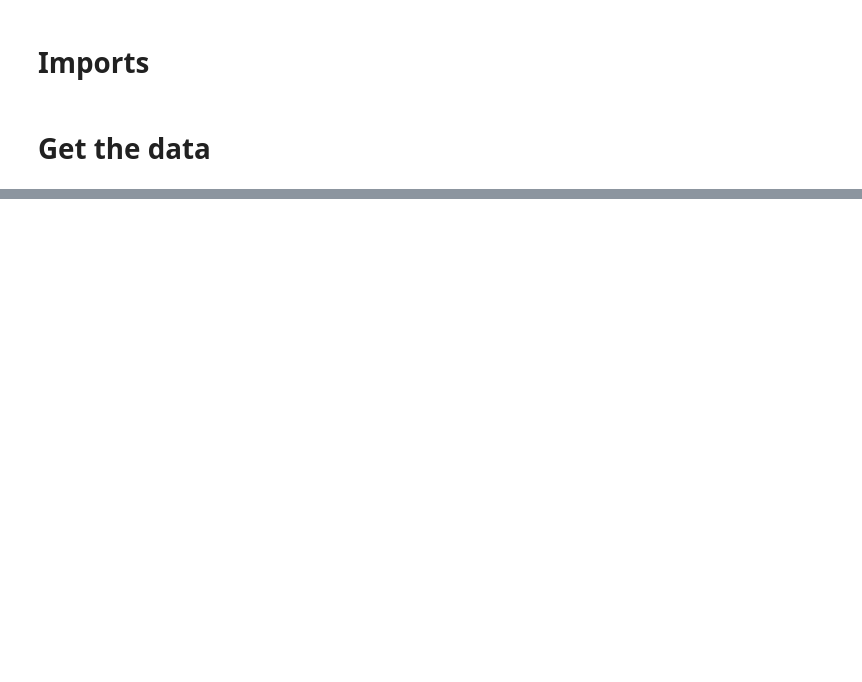
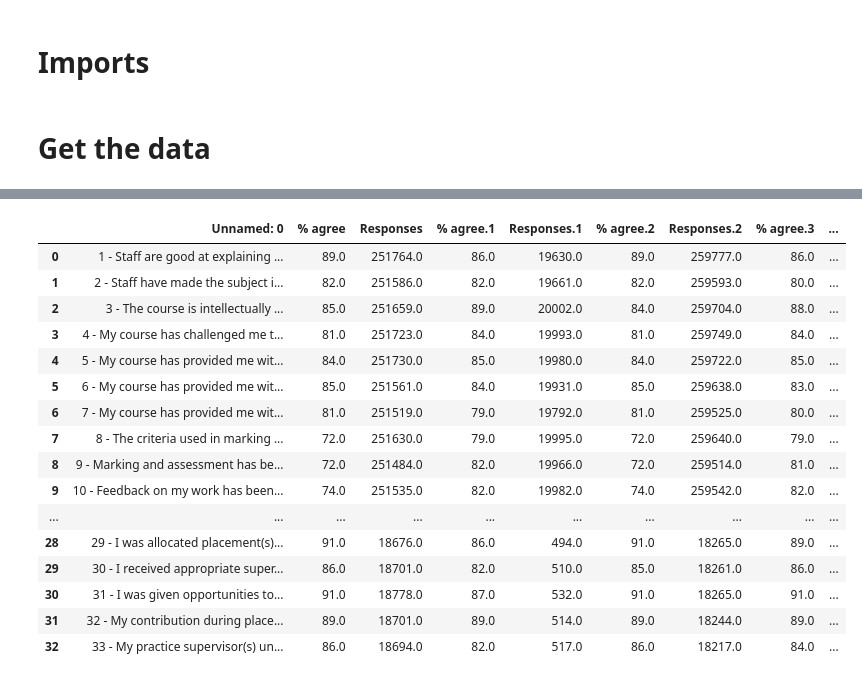
Before and after one commit to szelesaron/dissertation-code, a Jupyter notebook: cleaning-preprocess-EDA.ipynb, the cells around one changed output, grey strips where cells are left out. Cells and saved outputs as stored; diff of their text form; code cells hidden in the pictures; blank space fills up the shorter version.

```diff
--- a/cleaning-preprocess-EDA.ipynb
+++ b/cleaning-preprocess-EDA.ipynb
@@ -9,6 +9,7 @@ import matplotlib.pyplot as plt
 # Get the data
 # %%
 os.chdir(r"C:\Users\Áron\Google Drive\UNI\Y4S2\Dissertation\Data")
-CHOSEN_SHEETS = ["England", "Scotland"]
+CHOSEN_SHEETS = ["England", "Scotland", "Wales", "Northern Ireland"]
 # %%
-covid_data = pd.read_excel(r"summary_data_2018_2019.xlsx", skiprows = 3, sheet_name = CHOSEN_SHEETS)
+covid_data = pd.read_excel(r"summary_data_2018_2019.xlsx", skiprows = 5, sheet_name = CHOSEN_SHEETS)
+covid_data
@@ -35,2 +34,2 @@ covid_data
 # %%
-covid_data.get("England")
+england_18 = covid_data.get("England")
@@ -54,0 +36,22 @@ covid_data.get("England")
+# %%
+england_18.dropna(axis = "rows", inplace = True) #drop empty rows - just text
+england_18.reset_index(inplace = True, drop = True) #reset index
+england_18
+# %% [output]
+|  | Unnamed: 0 | % agree | Responses | % agree.1 | Responses.1 | % agree.2 | Responses.2 | % agree.3 | ... |
+| 0 | 1 - Staff are good at explaining ... | 89.0 | 251764.0 | 86.0 | 19630.0 | 89.0 | 259777.0 | 86.0 | ... |
+| 1 | 2 - Staff have made the subject i... | 82.0 | 251586.0 | 82.0 | 19661.0 | 82.0 | 259593.0 | 80.0 | ... |
+| 2 | 3 - The course is intellectually ... | 85.0 | 251659.0 | 89.0 | 20002.0 | 84.0 | 259704.0 | 88.0 | ... |
+| 3 | 4 - My course has challenged me t... | 81.0 | 251723.0 | 84.0 | 19993.0 | 81.0 | 259749.0 | 84.0 | ... |
+| 4 | 5 - My course has provided me wit... | 84.0 | 251730.0 | 85.0 | 19980.0 | 84.0 | 259722.0 | 85.0 | ... |
+| 5 | 6 - My course has provided me wit... | 85.0 | 251561.0 | 84.0 | 19931.0 | 85.0 | 259638.0 | 83.0 | ... |
+| 6 | 7 - My course has provided me wit... | 81.0 | 251519.0 | 79.0 | 19792.0 | 81.0 | 259525.0 | 80.0 | ... |
+| 7 | 8 - The criteria used in marking ... | 72.0 | 251630.0 | 79.0 | 19995.0 | 72.0 | 259640.0 | 79.0 | ... |
+| 8 | 9 - Marking and assessment has be... | 72.0 | 251484.0 | 82.0 | 19966.0 | 72.0 | 259514.0 | 81.0 | ... |
+| 9 | 10 - Feedback on my work has been... | 74.0 | 251535.0 | 82.0 | 19982.0 | 74.0 | 259542.0 | 82.0 | ... |
+| ... | ... | ... | ... | ... | ... | ... | ... | ... | ... |
+| 28 | 29 - I was allocated placement(s)... | 91.0 | 18676.0 | 86.0 | 494.0 | 91.0 | 18265.0 | 89.0 | ... |
+| 29 | 30 - I received appropriate super... | 86.0 | 18701.0 | 82.0 | 510.0 | 85.0 | 18261.0 | 86.0 | ... |
+| 30 | 31 - I was given opportunities to... | 91.0 | 18778.0 | 87.0 | 532.0 | 91.0 | 18265.0 | 91.0 | ... |
+| 31 | 32 - My contribution during place... | 89.0 | 18701.0 | 89.0 | 514.0 | 89.0 | 18244.0 | 89.0 | ... |
+| 32 | 33 - My practice supervisor(s) un... | 86.0 | 18694.0 | 82.0 | 517.0 | 86.0 | 18217.0 | 84.0 | ... |
```
Also changed, not shown: parts of 5 cells of this notebook.
